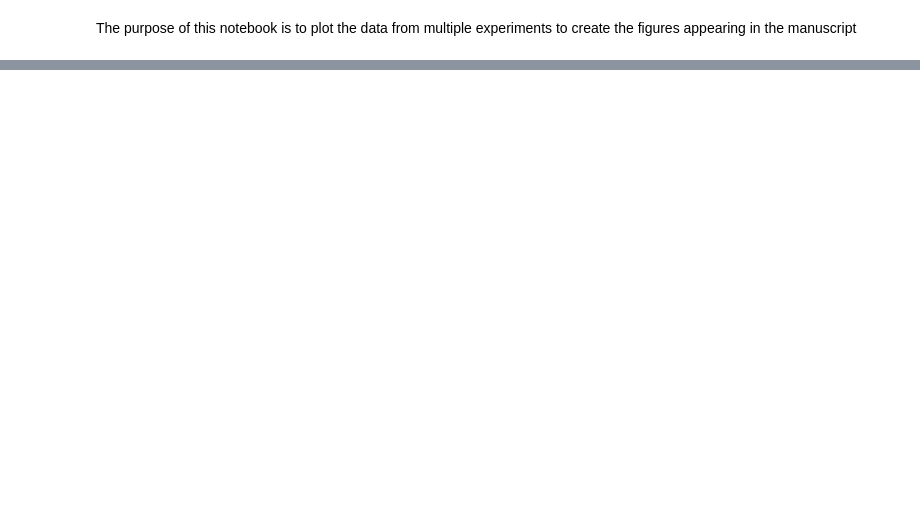
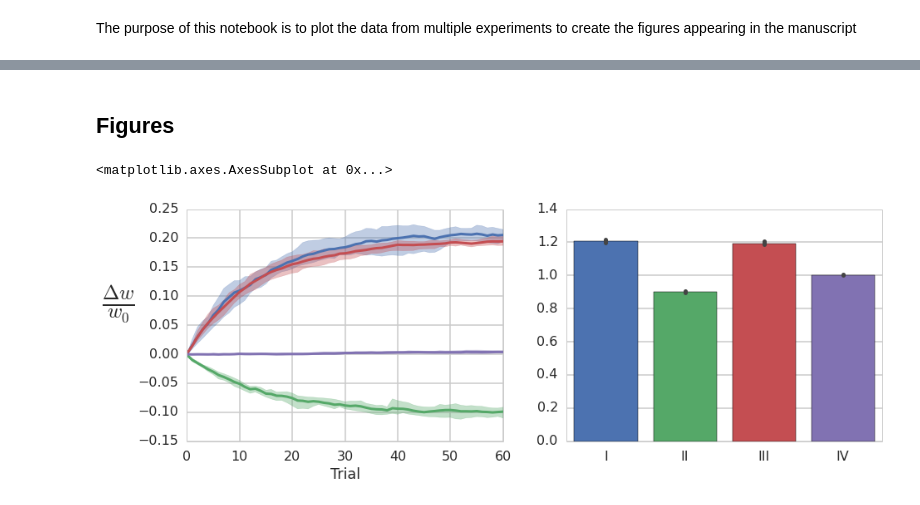
Before and after one commit to blennon/research, a Jupyter notebook: spiking_pf_mli_plasticity/notebooks/create_figures.ipynb, the cells around one changed output, grey strips where cells are left out. Cells and saved outputs as stored; diff of their text form; code cells hidden in the pictures; blank space fills up the shorter version.

```diff
--- a/spiking_pf_mli_plasticity/notebooks/create_figures.ipynb
+++ b/spiking_pf_mli_plasticity/notebooks/create_figures.ipynb
@@ -35,0 +42,12 @@ def plot_weights_by_trial(Ws, trial_len, trial_start_time, dt):
+# %%
+def format_barplot_data(experiments):
+    exper_numbers = []
+    weights = []
+
+    for i,e in enumerate(experiments):
+        W = e[1]
+        final_norm_weights = W[:,-1]/W[:,0]
+        weights.append(final_norm_weights)
+        #exper_numbers.append((i+1)*ones_like(final_norm_weights))
+        exper_numbers.append([e[0] for _ in range(final_norm_weights.shape[0])])
+    return hstack(exper_numbers), hstack(weights)
@@ -77,0 +103,16 @@ wt /= w0
+# %% [markdown]
+<h2>Figures</h2>
+# %%
+palette = sns.color_palette(n_colors=6)
+fig = figure(figsize=(15,5))
+
+ax = fig.add_subplot(121)
+plot_weights_by_trial([exp1_W, exp3_W, exp10_W, exp11_W], 1.,5.,.001, ax, palette=palette[:4])
+xlabel('Trial')
+
+ax = fig.add_subplot(122)
+x,y = format_barplot_data([('I',exp1_W),('II',exp3_W), ('III',exp10_W), ('IV',exp11_W)])
+sns.barplot(x=x,y=y,ci=100,ax=ax, palette=palette)
+# %% [output]
+<matplotlib.axes.AxesSubplot at 0x...>
+[figure, added]
```
Also changed, not shown: parts of 13 cells of this notebook.
